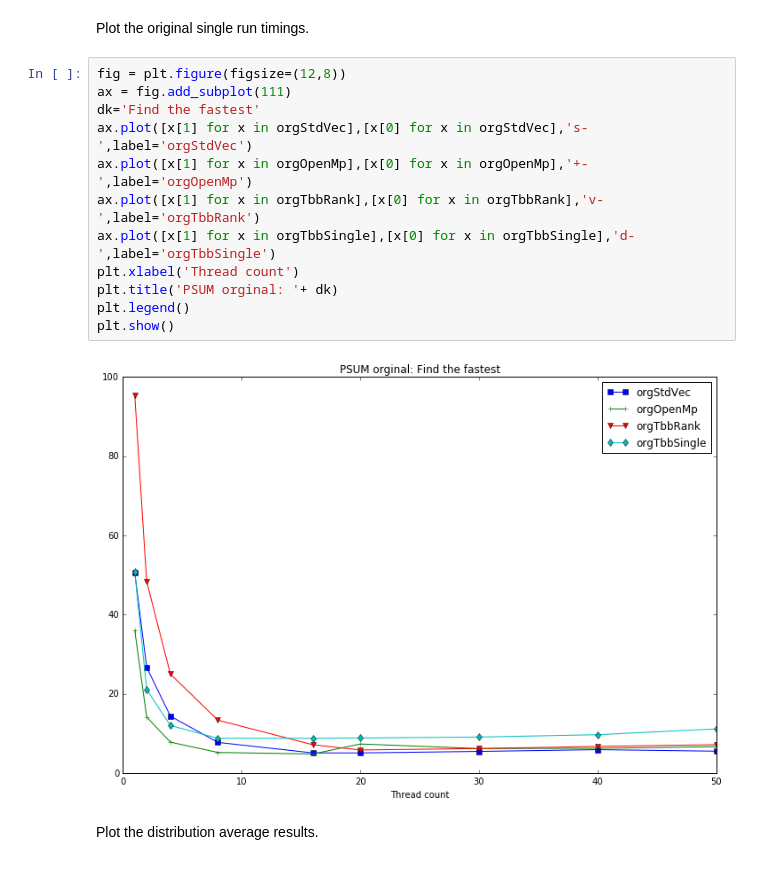
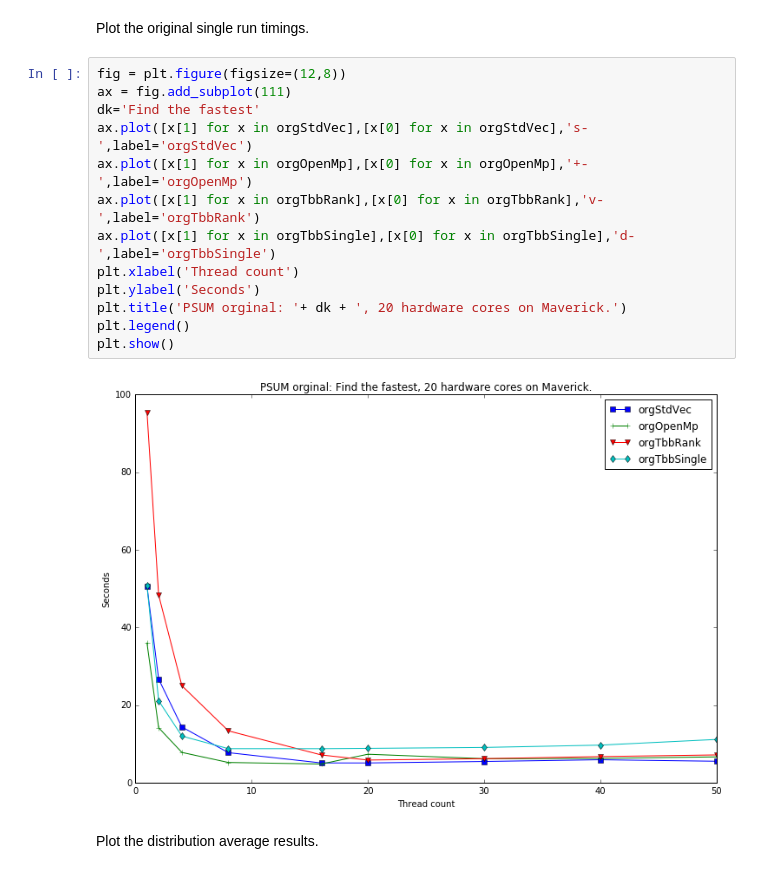
Before and after one commit to ParaToolsInc/benchmarks, a Jupyter notebook: threading/tacc_1/run2_data/histogramPsum.ipynb, the cells around one changed output. Drawn from its saved outputs; the diff is of its cells as text.

```diff
--- a/threading/tacc_1/run2_data/histogramPsum.ipynb
+++ b/threading/tacc_1/run2_data/histogramPsum.ipynb
@@ -140,17 +140,18 @@ Plot the original single run timings.
 # %%
 fig = plt.figure(figsize=(12,8))
 ax = fig.add_subplot(111)
 dk='Find the fastest'
 ax.plot([x[1] for x in orgStdVec],[x[0] for x in orgStdVec],'s-',label='orgStdVec')
 ax.plot([x[1] for x in orgOpenMp],[x[0] for x in orgOpenMp],'+-',label='orgOpenMp')
 ax.plot([x[1] for x in orgTbbRank],[x[0] for x in orgTbbRank],'v-',label='orgTbbRank')
 ax.plot([x[1] for x in orgTbbSingle],[x[0] for x in orgTbbSingle],'d-',label='orgTbbSingle')
 plt.xlabel('Thread count')
-plt.title('PSUM orginal: '+ dk)
+plt.ylabel('Seconds')
+plt.title('PSUM orginal: '+ dk + ', 20 hardware cores on Maverick.')
 plt.legend()
 plt.show()
 # %% [output]
-[figure, old version]
+[figure, new version]
 # %% [markdown]
 Plot the distribution average results.
 # %%
```
Also changed, not shown: parts of 2 cells of this notebook.
